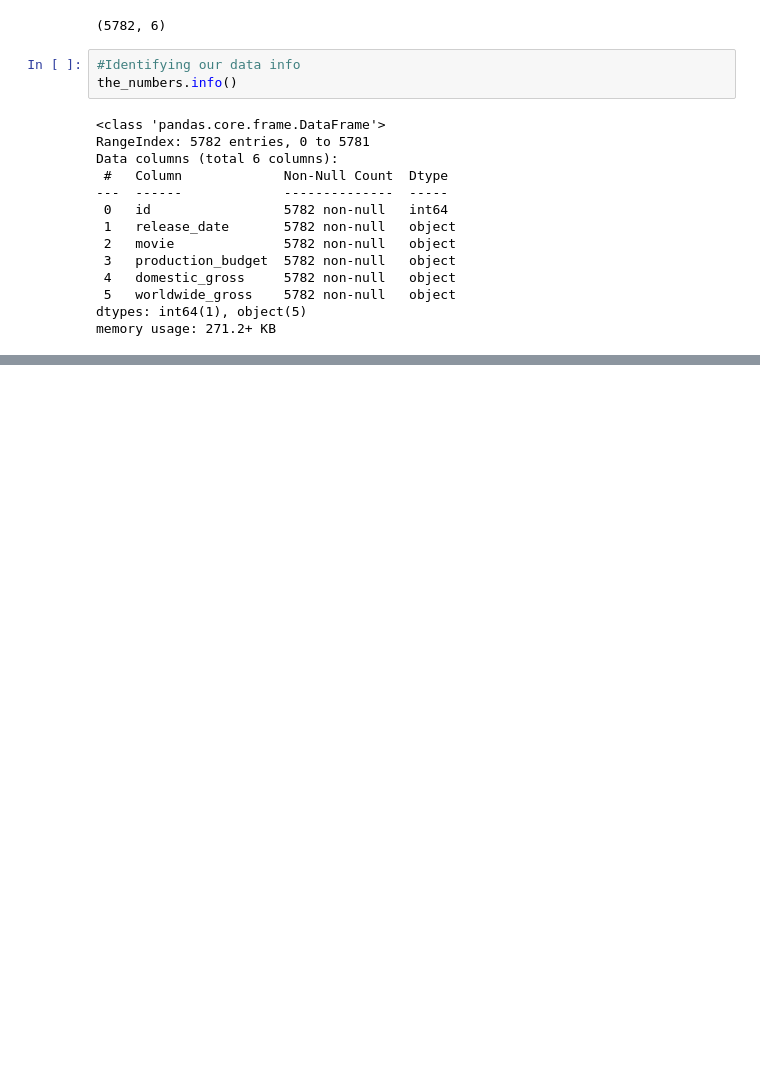
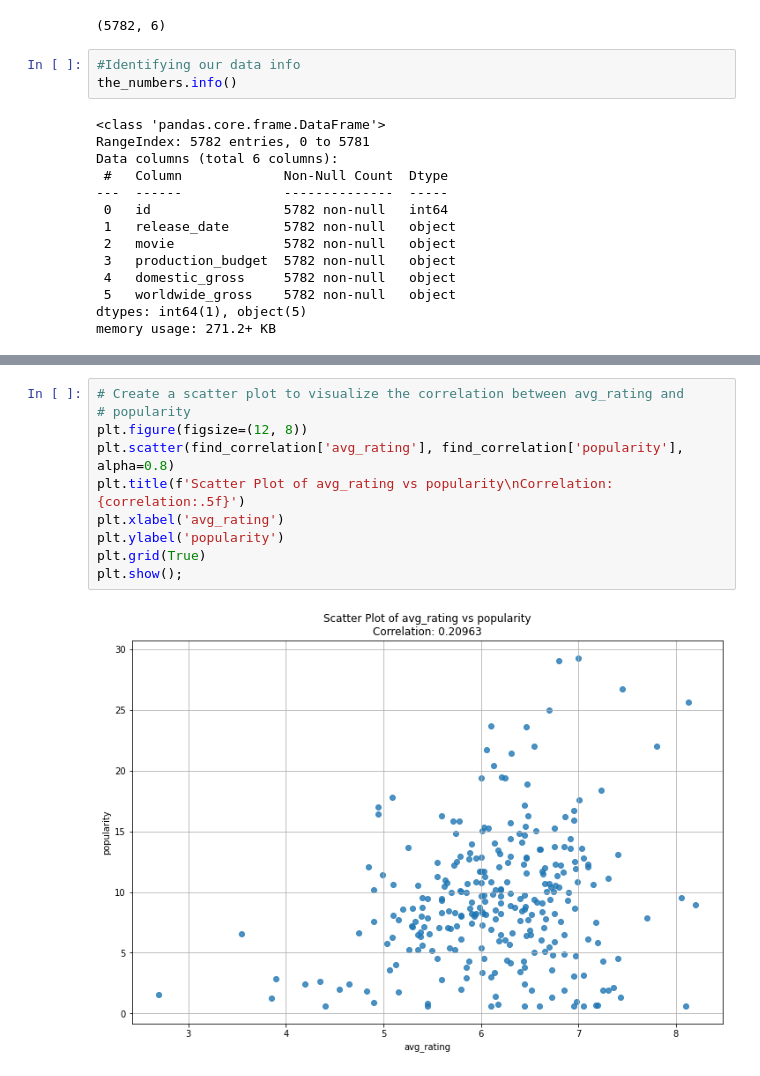
Before and after one commit to lauramwichekha/Analysis-of-Box-Office-Trends-for-Microsoft-Movie-Studio, a Jupyter notebook: index.ipynb, the cells around one changed output, grey strips where cells are left out. Saved outputs shown, nothing was run; the diff lists cells and outputs as text; blank space fills up the shorter version.

```diff
--- a/index.ipynb
+++ b/index.ipynb
@@ -407,0 +499,12 @@ merged_dataset.head()
+# %%
+# Create a scatter plot to visualize the correlation between avg_rating and
+# popularity
+plt.figure(figsize=(12, 8))
+plt.scatter(find_correlation['avg_rating'], find_correlation['popularity'], alpha=0.8)
+plt.title(f'Scatter Plot of avg_rating vs popularity\nCorrelation: {correlation:.5f}')
+plt.xlabel('avg_rating')
+plt.ylabel('popularity')
+plt.grid(True)
+plt.show();
+# %% [output]
+[figure, added]
```
Also changed, not shown: parts of 36 cells of this notebook.
